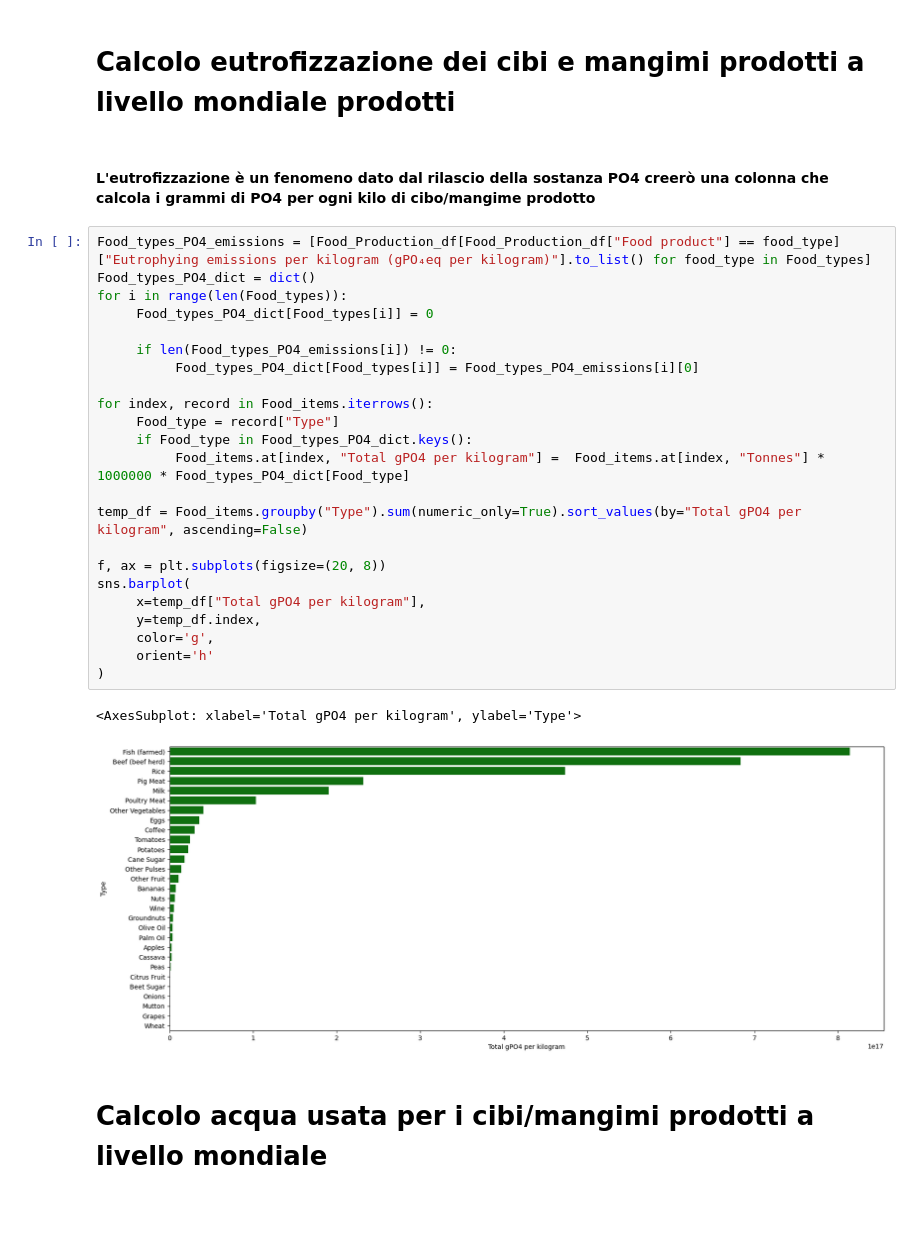
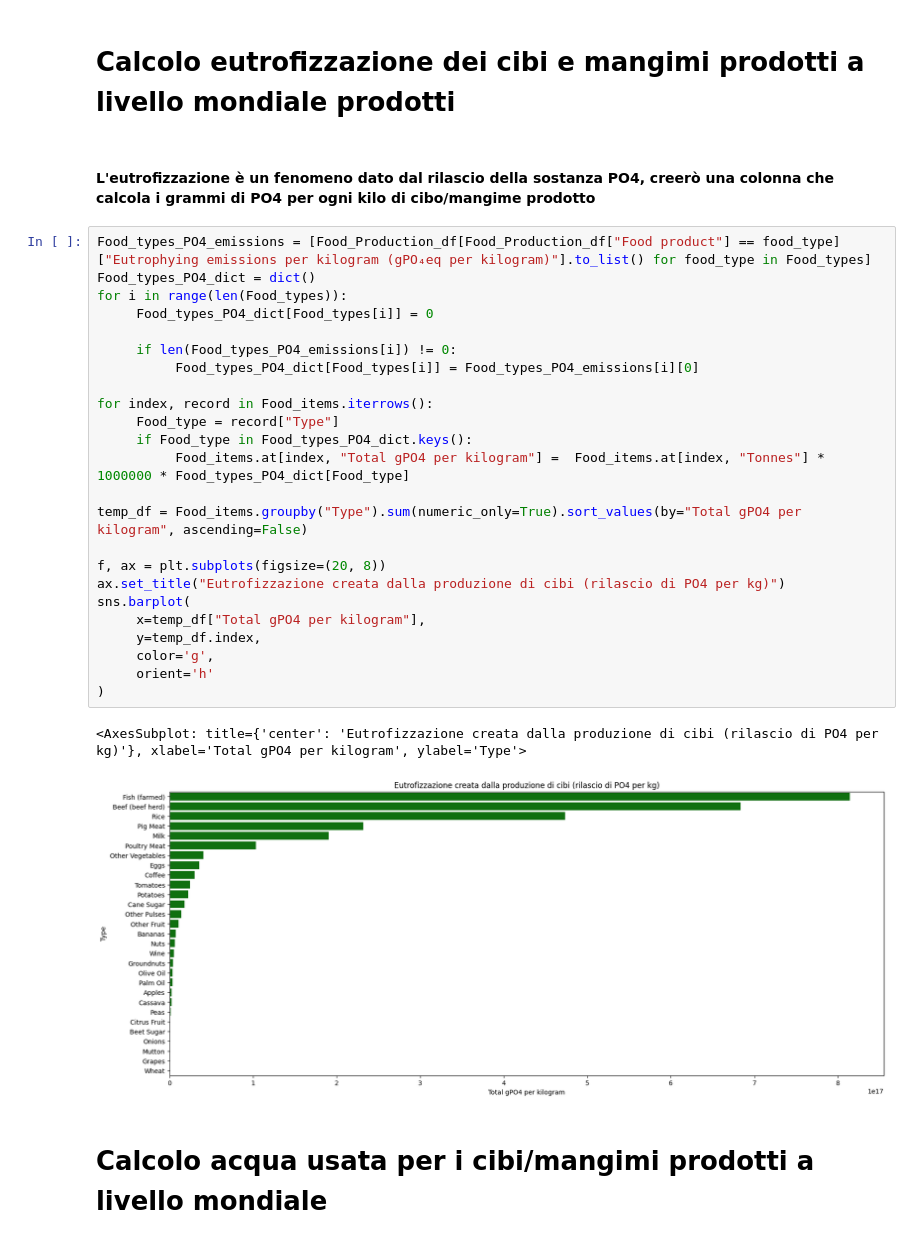
Before and after one commit to monkeymatt0/ProduzioneCibiMangimiImpattoAmbientale, a Jupyter notebook: MatteoVolleroDataVis.ipynb, the cells around one changed output. Saved outputs shown, nothing was run; the diff lists cells and outputs as text; blank space fills up the shorter version.

```diff
--- a/MatteoVolleroDataVis.ipynb
+++ b/MatteoVolleroDataVis.ipynb
@@ -419,33 +364,34 @@ sns.barplot(
 # %% [markdown]
 # Calcolo eutrofizzazione dei cibi e mangimi prodotti a livello mondiale prodotti
 # %% [markdown]
-#### L'eutrofizzazione è un fenomeno dato dal rilascio della sostanza PO4 creerò una colonna che calcola i grammi di PO4 per ogni kilo di cibo/mangime prodotto
+#### L'eutrofizzazione è un fenomeno dato dal rilascio della sostanza PO4, creerò una colonna che calcola i grammi di PO4 per ogni kilo di cibo/mangime prodotto
 # %%
 Food_types_PO4_emissions = [Food_Production_df[Food_Production_df["Food product"] == food_type]["Eutrophying emissions per kilogram (gPO₄eq per kilogram)"].to_list() for food_type in Food_types]
 Food_types_PO4_dict = dict()
 for i in range(len(Food_types)):
      Food_types_PO4_dict[Food_types[i]] = 0
 
      if len(Food_types_PO4_emissions[i]) != 0:
           Food_types_PO4_dict[Food_types[i]] = Food_types_PO4_emissions[i][0]
 
 for index, record in Food_items.iterrows():
      Food_type = record["Type"]
      if Food_type in Food_types_PO4_dict.keys():
           Food_items.at[index, "Total gPO4 per kilogram"] =  Food_items.at[index, "Tonnes"] * 1000000 * Food_types_PO4_dict[Food_type]
 
 temp_df = Food_items.groupby("Type").sum(numeric_only=True).sort_values(by="Total gPO4 per kilogram", ascending=False)
 
 f, ax = plt.subplots(figsize=(20, 8))
+ax.set_title("Eutrofizzazione creata dalla produzione di cibi (rilascio di PO4 per kg)")
 sns.barplot(
      x=temp_df["Total gPO4 per kilogram"],
      y=temp_df.index,
      color='g',
      orient='h'
 )
 # %% [output]
-<AxesSubplot: xlabel='Total gPO4 per kilogram', ylabel='Type'>
+<AxesSubplot: title={'center': 'Eutrofizzazione creata dalla produzione di cibi (rilascio di PO4 per kg)'}, xlabel='Total gPO4 per kilogram', ylabel='Type'>
-[figure, old version]
+[figure, new version]
 # %% [markdown]
 # Calcolo acqua usata per i cibi/mangimi prodotti a livello mondiale
 # %%
```
Also changed, not shown: parts of 26 cells of this notebook.
